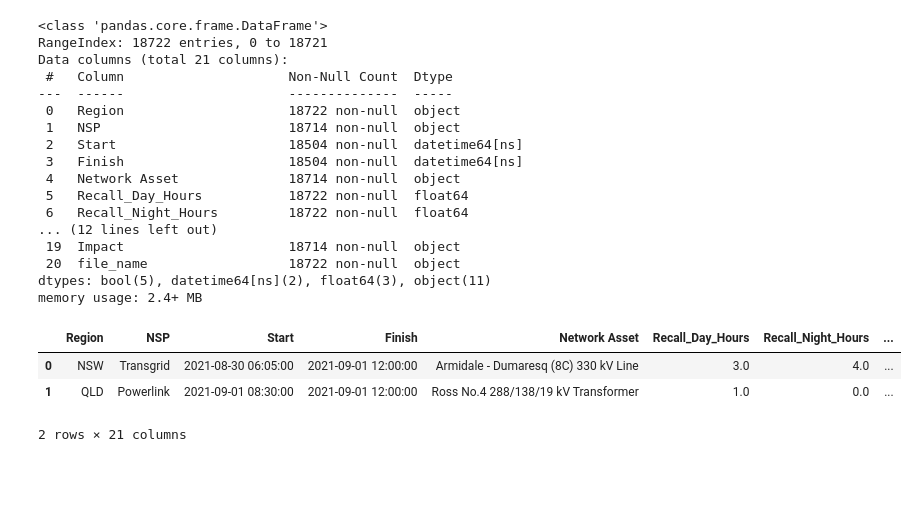
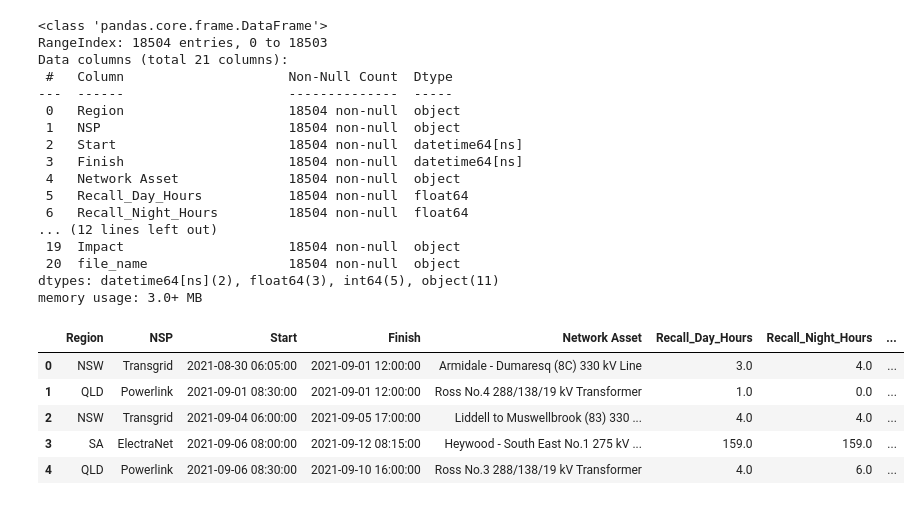
Before and after one commit to JerryZ-code/JZ_IFN695, a Jupyter notebook: 3.Data exploration and feature extraction/3.data_exploration.ipynb, the cells around one changed output. Saved outputs shown, nothing was run; the diff lists cells and outputs as text; code cells hidden in the pictures; blank space fills up the shorter version.

```diff
--- a/3.Data exploration and feature extraction/3.data_exploration.ipynb
+++ b/3.Data exploration and feature extraction/3.data_exploration.ipynb
@@ -1,38 +1,44 @@
 # %%
 # importing libraries
 import pandas as pd
+pd.set_option('display.max_columns', None)
 import numpy as np
 import matplotlib.pyplot as plt
 import os, sys
 # %%
 # importing data
 df = pd.read_csv('../2.Downloading data/processed_high_impact_outages.csv', parse_dates=['Start', 'Finish'])
+df = df.replace({r"\r|\n": " "}, regex=True)
+df.columns = df.columns.str.replace(r'[\r\n]', ' ', regex=True).str.replace(r'\s+', ' ', regex=True).str.strip()
+
 
 # discuss if this is necessary
-bool_cols = ['Project Work?', 'Unplanned?', 'DNSP Aware?', 'Generator Aware?', 'Inter-Regional']
-df[bool_cols] = df[bool_cols].applymap(lambda x: True if x == 'T' else False)
+# bool_cols = ['Project Work?', 'Unplanned?', 'DNSP Aware?', 'Generator Aware?', 'Inter-Regional']
+# df[bool_cols] = df[bool_cols].applymap(lambda x: True if x == 'T' else False)
 
 df.info()
-df.head(2)
+df.head(5)
 # %% [output]
 <class 'pandas.core.frame.DataFrame'>
-RangeIndex: 18722 entries, 0 to 18721
+RangeIndex: 18504 entries, 0 to 18503
 Data columns (total 21 columns):
  #   Column                     Non-Null Count  Dtype
 ---  ------                     --------------  -----
- 0   Region                     18722 non-null  object
- 1   NSP                        18714 non-null  object
+ 0   Region                     18504 non-null  object
+ 1   NSP                        18504 non-null  object
  2   Start                      18504 non-null  datetime64[ns]
  3   Finish                     18504 non-null  datetime64[ns]
- 4   Network Asset              18714 non-null  object
- 5   Recall_Day_Hours           18722 non-null  float64
- 6   Recall_Night_Hours         18722 non-null  float64
+ 4   Network Asset              18504 non-null  object
+ 5   Recall_Day_Hours           18504 non-null  float64
+ 6   Recall_Night_Hours         18504 non-null  float64
 ... (12 lines left out)
- 19  Impact                     18714 non-null  object
- 20  file_name                  18722 non-null  object
-dtypes: bool(5), datetime64[ns](2), float64(3), object(11)
-memory usage: 2.4+ MB
+ 19  Impact                     18504 non-null  object
+ 20  file_name                  18504 non-null  object
+dtypes: datetime64[ns](2), float64(3), int64(5), object(11)
+memory usage: 3.0+ MB
 |  | Region | NSP | Start | Finish | Network Asset | Recall_Day_Hours | Recall_Night_Hours | ... |
 | 0 | NSW | Transgrid | 2021-08-30 06:05:00 | 2021-09-01 12:00:00 | Armidale - Dumaresq (8C) 330 kV Line | 3.0 | 4.0 | ... |
 | 1 | QLD | Powerlink | 2021-09-01 08:30:00 | 2021-09-01 12:00:00 | Ross No.4 288/138/19 kV Transformer | 1.0 | 0.0 | ... |
+| 2 | NSW | Transgrid | 2021-09-04 06:00:00 | 2021-09-05 17:00:00 | Liddell to Muswellbrook (83) 330 ... | 4.0 | 4.0 | ... |
+| 3 | SA | ElectraNet | 2021-09-06 08:00:00 | 2021-09-12 08:15:00 | Heywood - South East No.1 275 kV ... | 159.0 | 159.0 | ... |
+| 4 | QLD | Powerlink | 2021-09-06 08:30:00 | 2021-09-10 16:00:00 | Ross No.3 288/138/19 kV Transformer | 4.0 | 6.0 | ... |
-2 rows × 21 columns
```
Also changed, not shown: parts of 1 cell of this notebook, 2 other files.
